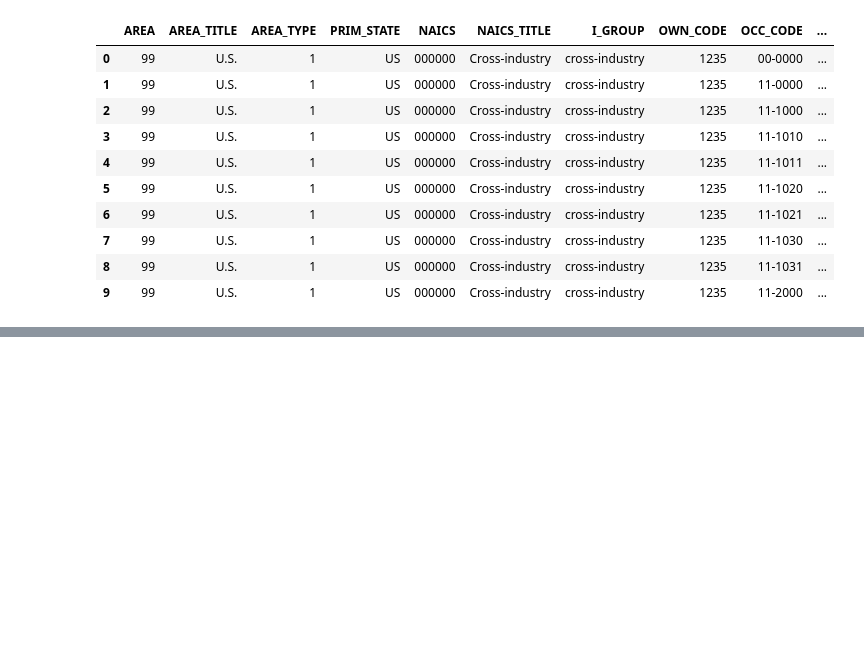
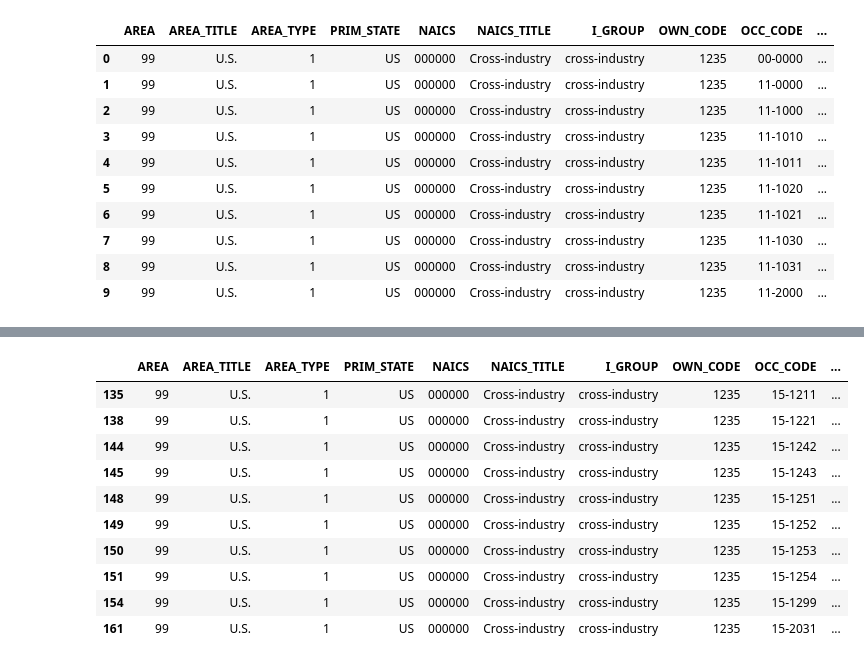
Before and after one commit to chryswds/DVC-CA1, a Jupyter notebook: DVC_CA1-2023334.ipynb, the cells around one changed output, grey strips where cells are left out. Drawn from its saved outputs; the diff is of its cells as text; code cells hidden in the pictures; blank space fills up the shorter version.

Commit message:
Creates a sub dataframe based on main dataframe with only occupations related to AI, Data Science and Software Development

```diff
--- a/DVC_CA1-2023334.ipynb
+++ b/DVC_CA1-2023334.ipynb
@@ -2,8 +2,8 @@
 import pandas as pd
 import seaborn as sns
 # %%
-#Reading dataset
-ds_url = 'all_data_M_2023.xlsx'
-ds = pd.read_excel(ds_url)
+# Reading dataset and setting it up to display all columns
+df_url = 'all_data_M_2023.xlsx'
+df = pd.read_excel(ds_url)
 pd.set_option('display.max_columns', None)
 # %%
@@ -36,0 +48,31 @@ ds.tail(10)
+# %%
+# Occupations codes
+codes = ["15-2051",
+         "15-1221",
+         "15-2041",
+         "15-2031",
+         "15-1211",
+         "15-1243",
+         "15-1242",
+         "15-1252",
+         "15-1251",
+         "15-1253",
+         "15-1254",
+         "15-1299"]
+
+# Sub tech dataframe from the original dataframe, containing only AI, Data Science and Software Development occupations
+tech_df = df[df["OCC_CODE"].isin(codes)].copy()
+# %%
+tech_df.head(10)
+# %% [output]
+|  | AREA | AREA_TITLE | AREA_TYPE | PRIM_STATE | NAICS | NAICS_TITLE | I_GROUP | OWN_CODE | OCC_CODE | ... |
+| 135 | 99 | U.S. | 1 | US | 000000 | Cross-industry | cross-industry | 1235 | 15-1211 | ... |
+| 138 | 99 | U.S. | 1 | US | 000000 | Cross-industry | cross-industry | 1235 | 15-1221 | ... |
+| 144 | 99 | U.S. | 1 | US | 000000 | Cross-industry | cross-industry | 1235 | 15-1242 | ... |
+| 145 | 99 | U.S. | 1 | US | 000000 | Cross-industry | cross-industry | 1235 | 15-1243 | ... |
+| 148 | 99 | U.S. | 1 | US | 000000 | Cross-industry | cross-industry | 1235 | 15-1251 | ... |
+| 149 | 99 | U.S. | 1 | US | 000000 | Cross-industry | cross-industry | 1235 | 15-1252 | ... |
+| 150 | 99 | U.S. | 1 | US | 000000 | Cross-industry | cross-industry | 1235 | 15-1253 | ... |
+| 151 | 99 | U.S. | 1 | US | 000000 | Cross-industry | cross-industry | 1235 | 15-1254 | ... |
+| 154 | 99 | U.S. | 1 | US | 000000 | Cross-industry | cross-industry | 1235 | 15-1299 | ... |
+| 161 | 99 | U.S. | 1 | US | 000000 | Cross-industry | cross-industry | 1235 | 15-2031 | ... |
```
Also changed, not shown: parts of 3 cells of this notebook.
